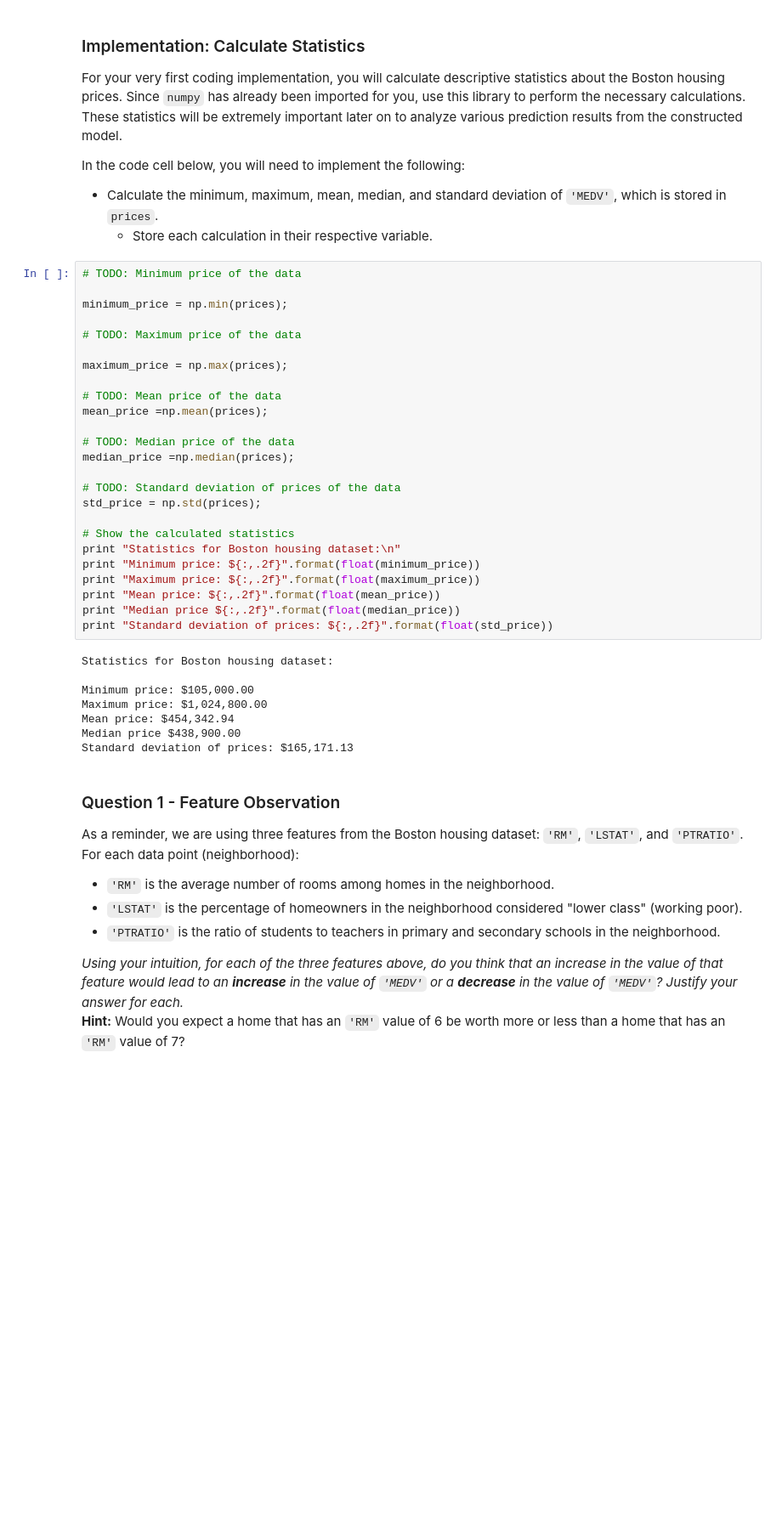
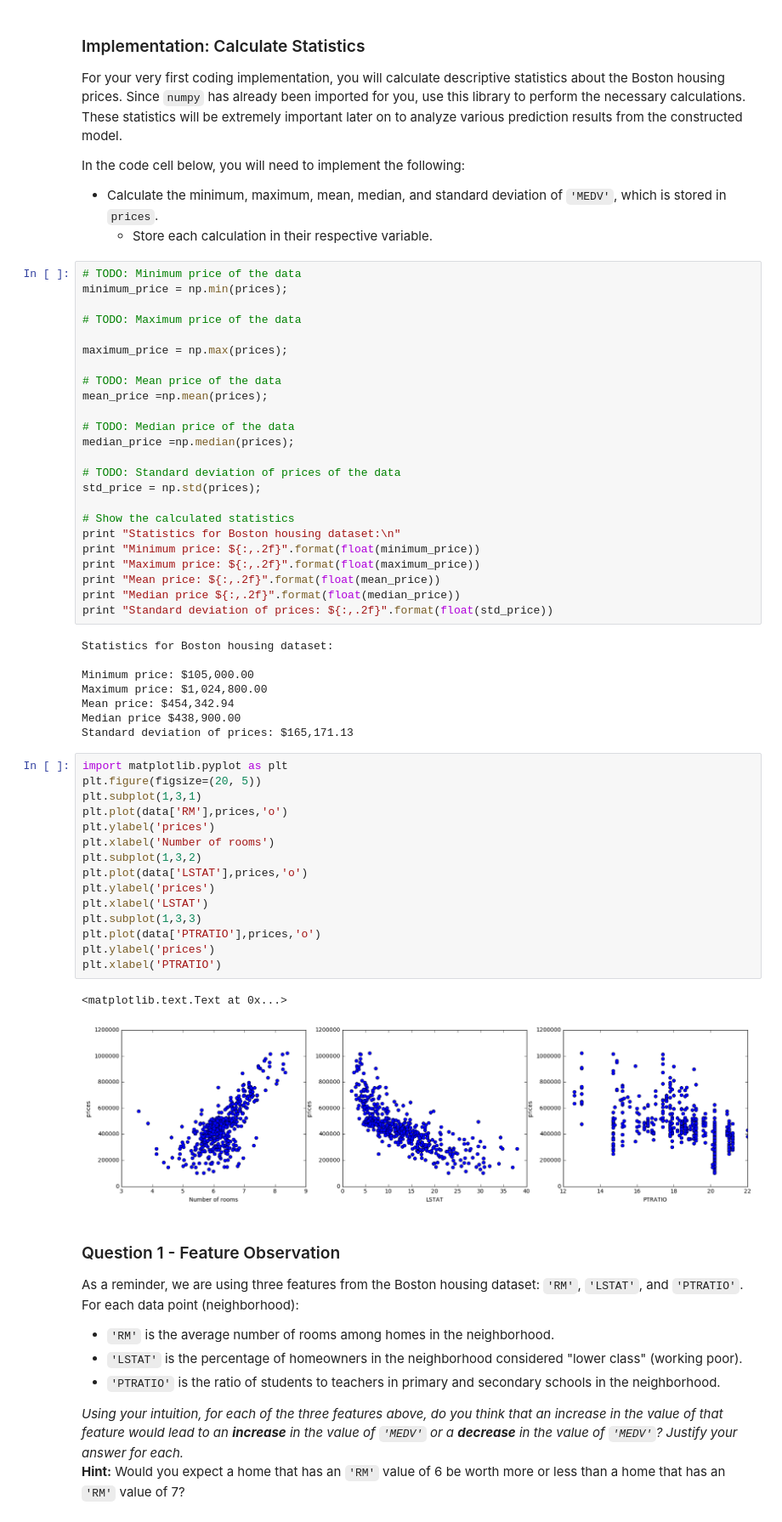
Before and after one commit to r00pal/boston_housing, a Jupyter notebook: boston_housing.ipynb, the cells around one changed output. Shown: that part at 85% size. Saved outputs shown, nothing was run; the diff lists cells and outputs as text; blank space fills up the shorter version.

```diff
--- a/boston_housing.ipynb
+++ b/boston_housing.ipynb
@@ -55,7 +53,6 @@ In the code cell below, you will need to implement the following:
   - Store each calculation in their respective variable.
 # %%
 # TODO: Minimum price of the data
-
 minimum_price = np.min(prices);
 
 # TODO: Maximum price of the data
@@ -86,6 +83,24 @@ Maximum price: $1,024,800.00
 Mean price: $454,342.94
 Median price $438,900.00
 Standard deviation of prices: $165,171.13
+# %%
+import matplotlib.pyplot as plt
+plt.figure(figsize=(20, 5))
+plt.subplot(1,3,1)
+plt.plot(data['RM'],prices,'o')
+plt.ylabel('prices')
+plt.xlabel('Number of rooms')
+plt.subplot(1,3,2)
+plt.plot(data['LSTAT'],prices,'o')
+plt.ylabel('prices')
+plt.xlabel('LSTAT')
+plt.subplot(1,3,3)
+plt.plot(data['PTRATIO'],prices,'o')
+plt.ylabel('prices')
+plt.xlabel('PTRATIO')
+# %% [output]
+<matplotlib.text.Text at 0x...>
+[figure, added]
 # %% [markdown]
 ### Question 1 - Feature Observation
 As a reminder, we are using three features from the Boston housing dataset: `'RM'`, `'LSTAT'`, and `'PTRATIO'`. For each data point (neighborhood):
```
Also changed, not shown: parts of 14 cells of this notebook, 4 other files.
